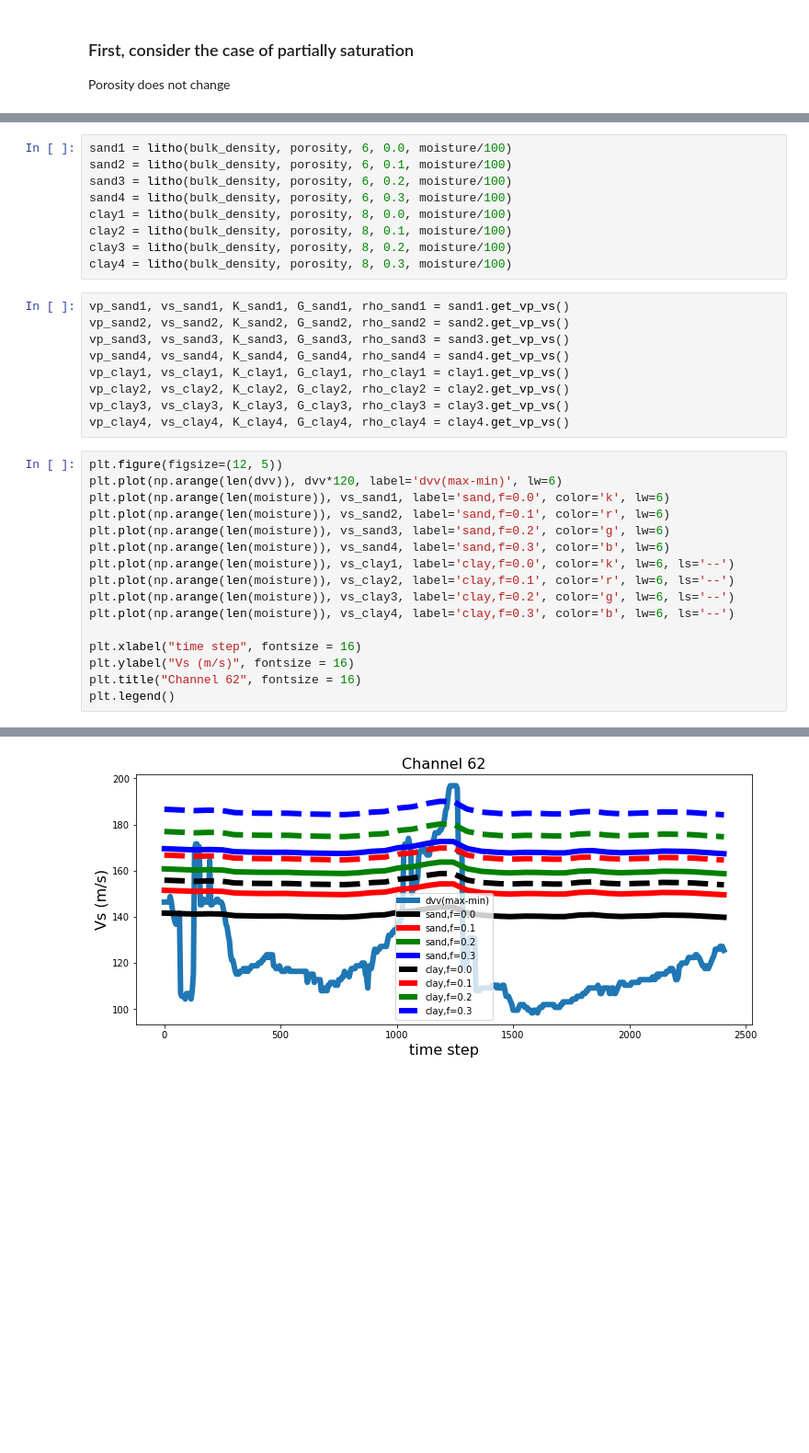
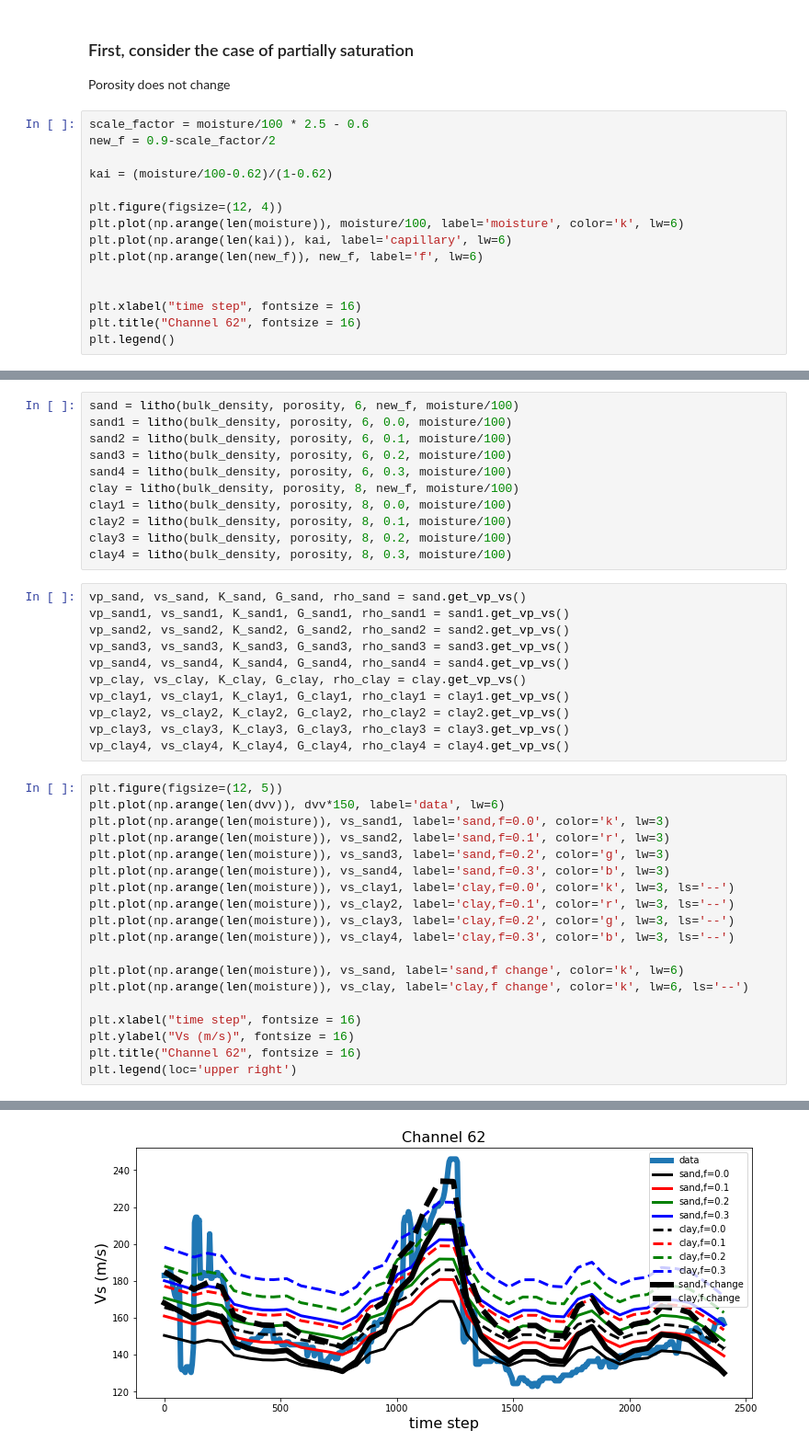
Before and after one commit to Denolle-Lab/FarmDAS, a Jupyter notebook: examples/dvv_and_model/lithology_model_Solazzi.ipynb, the cells around one changed output, grey strips where cells are left out. Shown at 92% size. Saved outputs shown, nothing was run; the diff lists cells and outputs as text; blank space fills up the shorter version.

```diff
--- a/examples/dvv_and_model/lithology_model_Solazzi.ipynb
+++ b/examples/dvv_and_model/lithology_model_Solazzi.ipynb
@@ -169,3 +173,18 @@ phy_10cm_ch62
 # %% [markdown]
 ### First, consider the case of partially saturation
 Porosity does not change
+# %%
+scale_factor = moisture/100 * 2.5 - 0.6
+new_f = 0.9-scale_factor/2
+
+kai = (moisture/100-0.62)/(1-0.62)
+
+plt.figure(figsize=(12, 4))
+plt.plot(np.arange(len(moisture)), moisture/100, label='moisture', color='k', lw=6)
+plt.plot(np.arange(len(kai)), kai, label='capillary', lw=6)
+plt.plot(np.arange(len(new_f)), new_f, label='f', lw=6)
+
+
+plt.xlabel("time step", fontsize = 16)
+plt.title("Channel 62", fontsize = 16)
+plt.legend()
@@ -172,37 +194,44 @@ Porosity does not change
 # %%
+sand = litho(bulk_density, porosity, 6, new_f, moisture/100)
 sand1 = litho(bulk_density, porosity, 6, 0.0, moisture/100)
 sand2 = litho(bulk_density, porosity, 6, 0.1, moisture/100)
 sand3 = litho(bulk_density, porosity, 6, 0.2, moisture/100)
 sand4 = litho(bulk_density, porosity, 6, 0.3, moisture/100)
+clay = litho(bulk_density, porosity, 8, new_f, moisture/100)
 clay1 = litho(bulk_density, porosity, 8, 0.0, moisture/100)
 clay2 = litho(bulk_density, porosity, 8, 0.1, moisture/100)
 clay3 = litho(bulk_density, porosity, 8, 0.2, moisture/100)
 clay4 = litho(bulk_density, porosity, 8, 0.3, moisture/100)
 # %%
+vp_sand, vs_sand, K_sand, G_sand, rho_sand = sand.get_vp_vs()
 vp_sand1, vs_sand1, K_sand1, G_sand1, rho_sand1 = sand1.get_vp_vs()
 vp_sand2, vs_sand2, K_sand2, G_sand2, rho_sand2 = sand2.get_vp_vs()
 vp_sand3, vs_sand3, K_sand3, G_sand3, rho_sand3 = sand3.get_vp_vs()
 vp_sand4, vs_sand4, K_sand4, G_sand4, rho_sand4 = sand4.get_vp_vs()
+vp_clay, vs_clay, K_clay, G_clay, rho_clay = clay.get_vp_vs()
 vp_clay1, vs_clay1, K_clay1, G_clay1, rho_clay1 = clay1.get_vp_vs()
 vp_clay2, vs_clay2, K_clay2, G_clay2, rho_clay2 = clay2.get_vp_vs()
 vp_clay3, vs_clay3, K_clay3, G_clay3, rho_clay3 = clay3.get_vp_vs()
 vp_clay4, vs_clay4, K_clay4, G_clay4, rho_clay4 = clay4.get_vp_vs()
 # %%
 plt.figure(figsize=(12, 5))
-plt.plot(np.arange(len(dvv)), dvv*120, label='dvv(max-min)', lw=6)
-plt.plot(np.arange(len(moisture)), vs_sand1, label='sand,f=0.0', color='k', lw=6)
-plt.plot(np.arange(len(moisture)), vs_sand2, label='sand,f=0.1', color='r', lw=6)
-plt.plot(np.arange(len(moisture)), vs_sand3, label='sand,f=0.2', color='g', lw=6)
-plt.plot(np.arange(len(moisture)), vs_sand4, label='sand,f=0.3', color='b', lw=6)
-plt.plot(np.arange(len(moisture)), vs_clay1, label='clay,f=0.0', color='k', lw=6, ls='--')
-plt.plot(np.arange(len(moisture)), vs_clay2, label='clay,f=0.1', color='r', lw=6, ls='--')
-plt.plot(np.arange(len(moisture)), vs_clay3, label='clay,f=0.2', color='g', lw=6, ls='--')
-plt.plot(np.arange(len(moisture)), vs_clay4, label='clay,f=0.3', color='b', lw=6, ls='--')
+plt.plot(np.arange(len(dvv)), dvv*150, label='data', lw=6)
+plt.plot(np.arange(len(moisture)), vs_sand1, label='sand,f=0.0', color='k', lw=3)
+plt.plot(np.arange(len(moisture)), vs_sand2, label='sand,f=0.1', color='r', lw=3)
+plt.plot(np.arange(len(moisture)), vs_sand3, label='sand,f=0.2', color='g', lw=3)
+plt.plot(np.arange(len(moisture)), vs_sand4, label='sand,f=0.3', color='b', lw=3)
+plt.plot(np.arange(len(moisture)), vs_clay1, label='clay,f=0.0', color='k', lw=3, ls='--')
+plt.plot(np.arange(len(moisture)), vs_clay2, label='clay,f=0.1', color='r', lw=3, ls='--')
+plt.plot(np.arange(len(moisture)), vs_clay3, label='clay,f=0.2', color='g', lw=3, ls='--')
+plt.plot(np.arange(len(moisture)), vs_clay4, label='clay,f=0.3', color='b', lw=3, ls='--')
+
+plt.plot(np.arange(len(moisture)), vs_sand, label='sand,f change', color='k', lw=6)
+plt.plot(np.arange(len(moisture)), vs_clay, label='clay,f change', color='k', lw=6, ls='--')
 
 plt.xlabel("time step", fontsize = 16)
 plt.ylabel("Vs (m/s)", fontsize = 16)
 plt.title("Channel 62", fontsize = 16)
-plt.legend()
+plt.legend(loc='upper right')
 # %% [output]
 <matplotlib.legend.Legend at 0x...>
-[figure, old version]
+[figure, new version]
```
Also changed, not shown: parts of 5 cells of this notebook.
